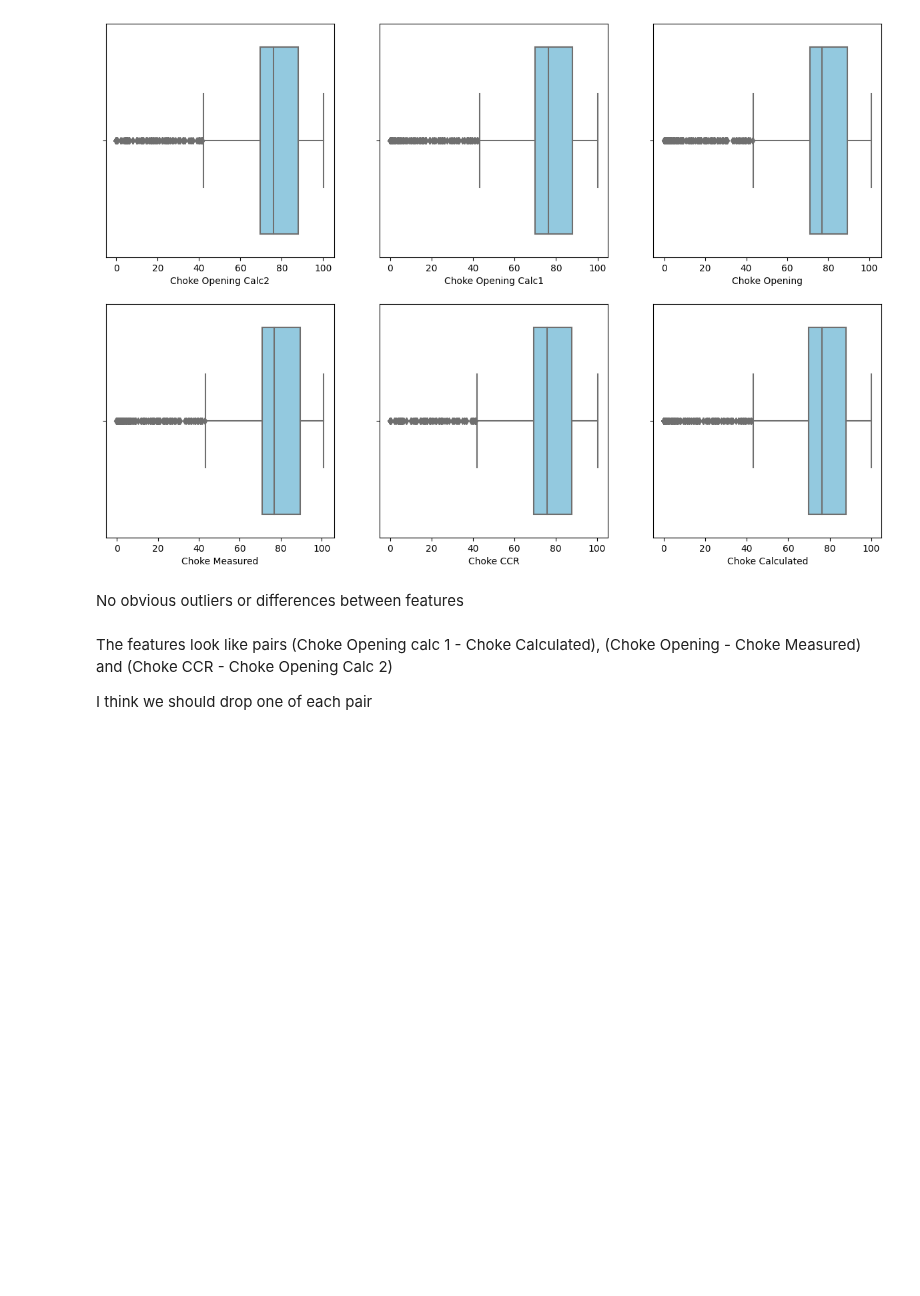
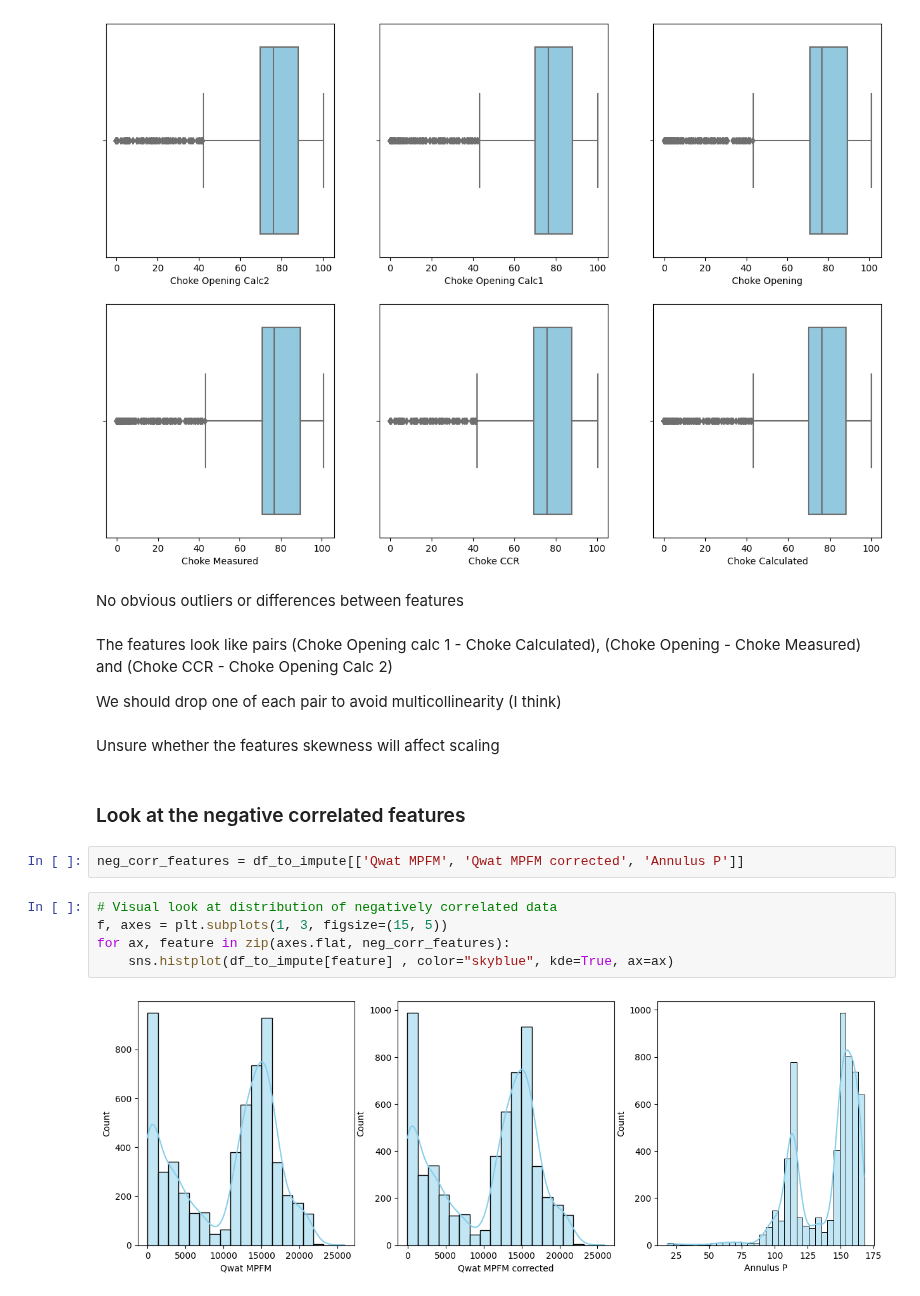
Before and after one commit to mattwagon/oil_production_prediction, a Jupyter notebook: notebooks/matt - data_cleaning.ipynb, the cells around one changed output. Drawn from its saved outputs; the diff is of its cells as text; blank space fills up the shorter version.

```diff
--- a/notebooks/matt - data_cleaning.ipynb
+++ b/notebooks/matt - data_cleaning.ipynb
@@ -148,9 +150,22 @@ for ax, feature in zip(axes.flat, df_to_impute[choke_cols]):
     sns.boxplot(data=df_to_impute, x=feature, color="skyblue", ax=ax)
 # %% [output]
 [figure]
-# %% [markdown]
-No obvious outliers or differences between features
-# %% [markdown]
-The features look like pairs (Choke Opening calc 1 - Choke Calculated), (Choke Opening - Choke Measured) and (Choke CCR - Choke Opening Calc 2)
-
-I think we should drop one of each pair
+# %% [markdown]
+No obvious outliers or differences between features
+# %% [markdown]
+The features look like pairs (Choke Opening calc 1 - Choke Calculated), (Choke Opening - Choke Measured) and (Choke CCR - Choke Opening Calc 2)
+
+We should drop one of each pair to avoid multicollinearity (I think)
+# %% [markdown]
+Unsure whether the features skewness will affect scaling
+# %% [markdown]
+### Look at the negative correlated features
+# %%
+neg_corr_features = df_to_impute[['Qwat MPFM', 'Qwat MPFM corrected', 'Annulus P']]
+# %%
+# Visual look at distribution of negatively correlated data
+f, axes = plt.subplots(1, 3, figsize=(15, 5))
+for ax, feature in zip(axes.flat, neg_corr_features):
+    sns.histplot(df_to_impute[feature] , color="skyblue", kde=True, ax=ax)
+# %% [output]
+[figure, added]
```
Also changed, not shown: parts of 5 cells of this notebook.
